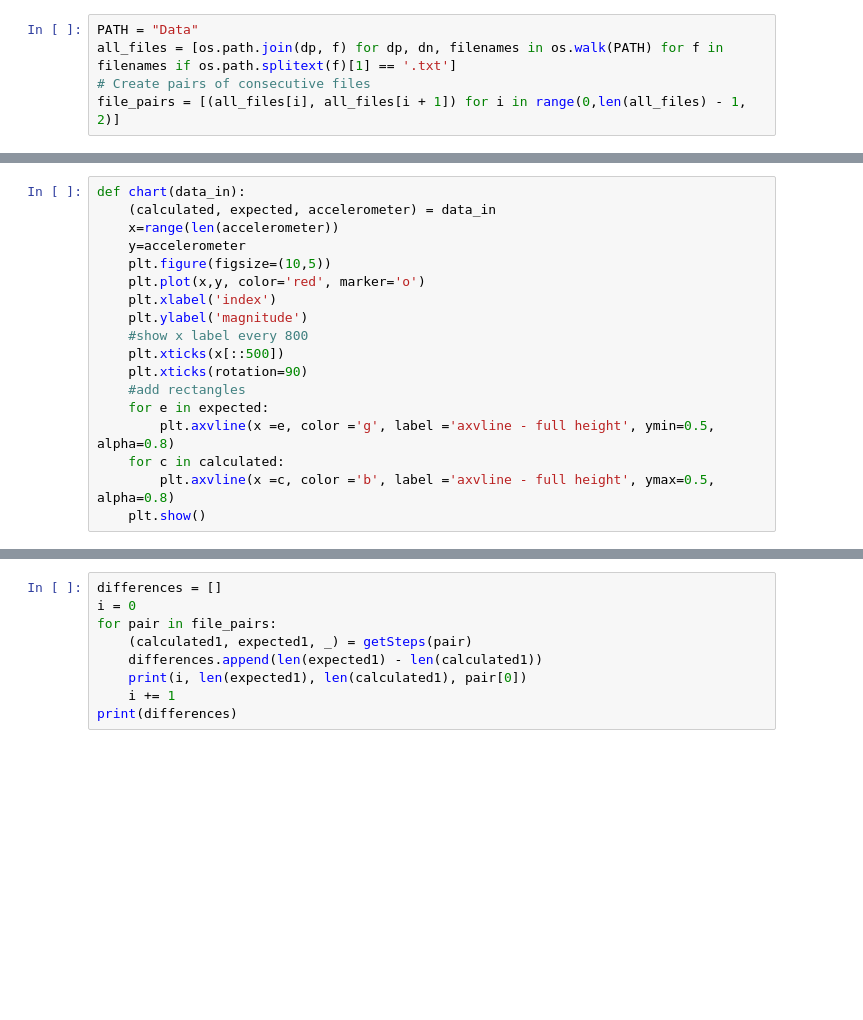
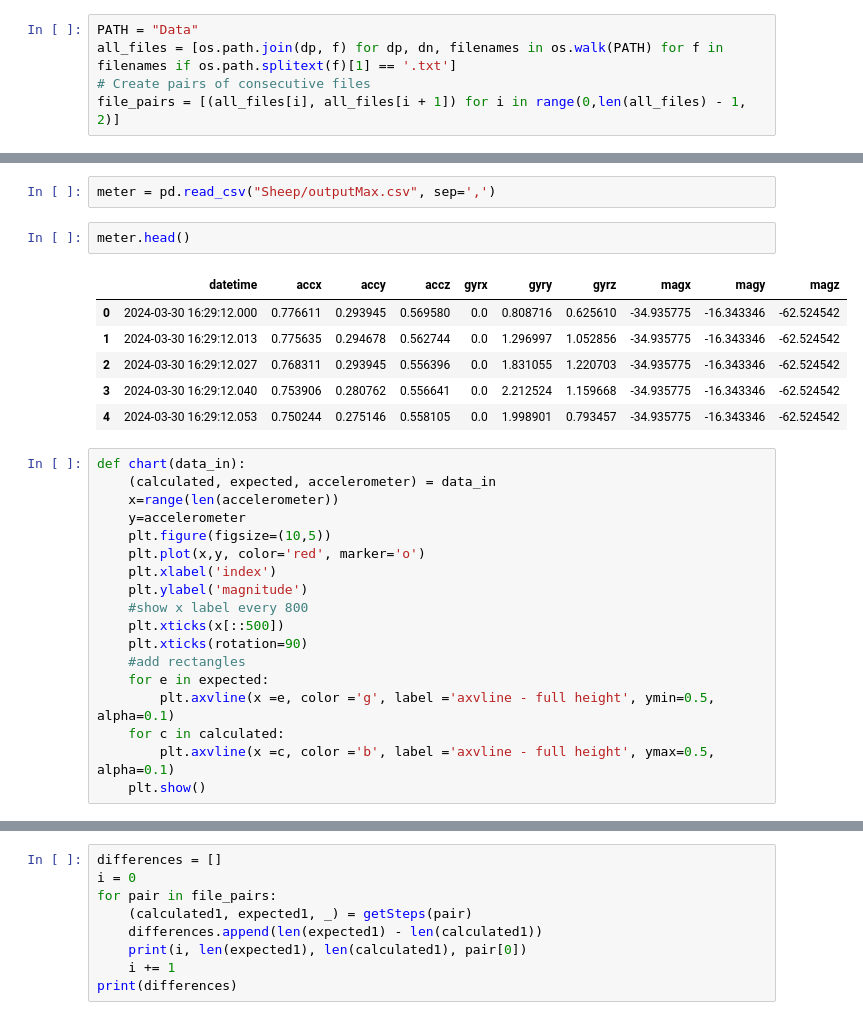
Before and after one commit to LaubertF/SheepRunDetection, a Jupyter notebook: BigData.ipynb, the cells around one changed output, grey strips where cells are left out. Saved outputs shown, nothing was run; the diff lists cells and outputs as text; blank space fills up the shorter version.

Commit message:
outputMax

```diff
--- a/BigData.ipynb
+++ b/BigData.ipynb
@@ -30,3 +88,14 @@ def getSteps(file_pair, window_size=20, threshold=0.1):
+# %%
+meter = pd.read_csv("Sheep/outputMax.csv", sep=',')
+# %%
+meter.head()
+# %% [output]
+|  | datetime | accx | accy | accz | gyrx | gyry | gyrz | magx | magy | magz |
+| 0 | 2024-03-30 16:29:12.000 | 0.776611 | 0.293945 | 0.569580 | 0.0 | 0.808716 | 0.625610 | -34.935775 | -16.343346 | -62.524542 |
+| 1 | 2024-03-30 16:29:12.013 | 0.775635 | 0.294678 | 0.562744 | 0.0 | 1.296997 | 1.052856 | -34.935775 | -16.343346 | -62.524542 |
+| 2 | 2024-03-30 16:29:12.027 | 0.768311 | 0.293945 | 0.556396 | 0.0 | 1.831055 | 1.220703 | -34.935775 | -16.343346 | -62.524542 |
+| 3 | 2024-03-30 16:29:12.040 | 0.753906 | 0.280762 | 0.556641 | 0.0 | 2.212524 | 1.159668 | -34.935775 | -16.343346 | -62.524542 |
+| 4 | 2024-03-30 16:29:12.053 | 0.750244 | 0.275146 | 0.558105 | 0.0 | 1.998901 | 0.793457 | -34.935775 | -16.343346 | -62.524542 |
 # %%
 def chart(data_in):
     (calculated, expected, accelerometer) = data_in
@@ -41,8 +110,8 @@ def chart(data_in):
     plt.xticks(rotation=90)
     #add rectangles
     for e in expected:
-        plt.axvline(x =e, color ='g', label ='axvline - full height', ymin=0.5, alpha=0.8)
+        plt.axvline(x =e, color ='g', label ='axvline - full height', ymin=0.5, alpha=0.1)
     for c in calculated:
-        plt.axvline(x =c, color ='b', label ='axvline - full height', ymax=0.5, alpha=0.8)
+        plt.axvline(x =c, color ='b', label ='axvline - full height', ymax=0.5, alpha=0.1)
     plt.show()
 # %%
```
Also changed, not shown: parts of 9 cells of this notebook, 7 other files.
